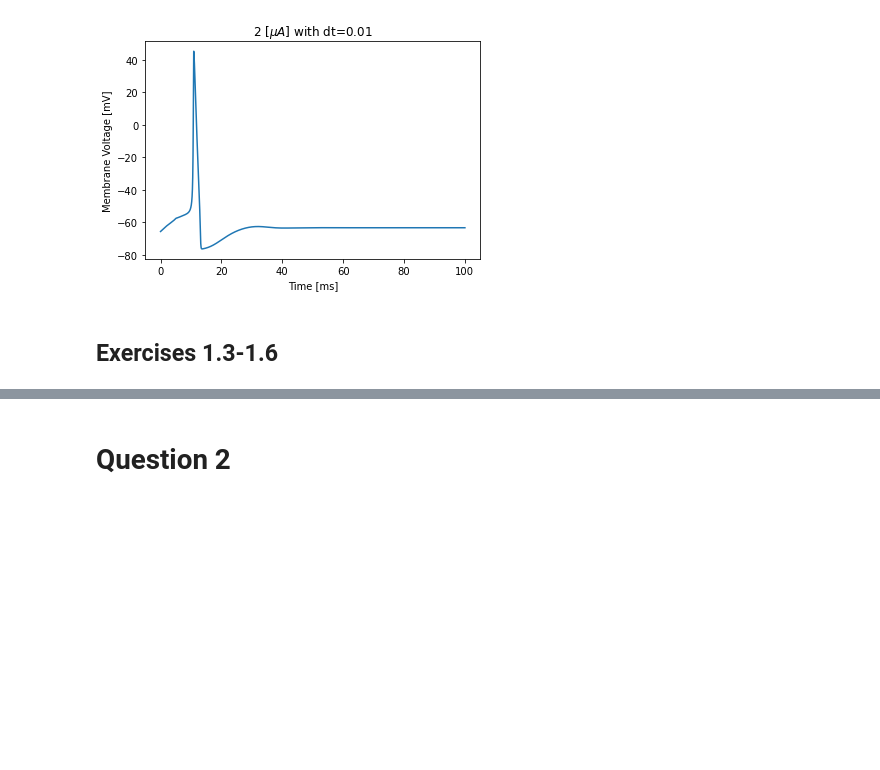
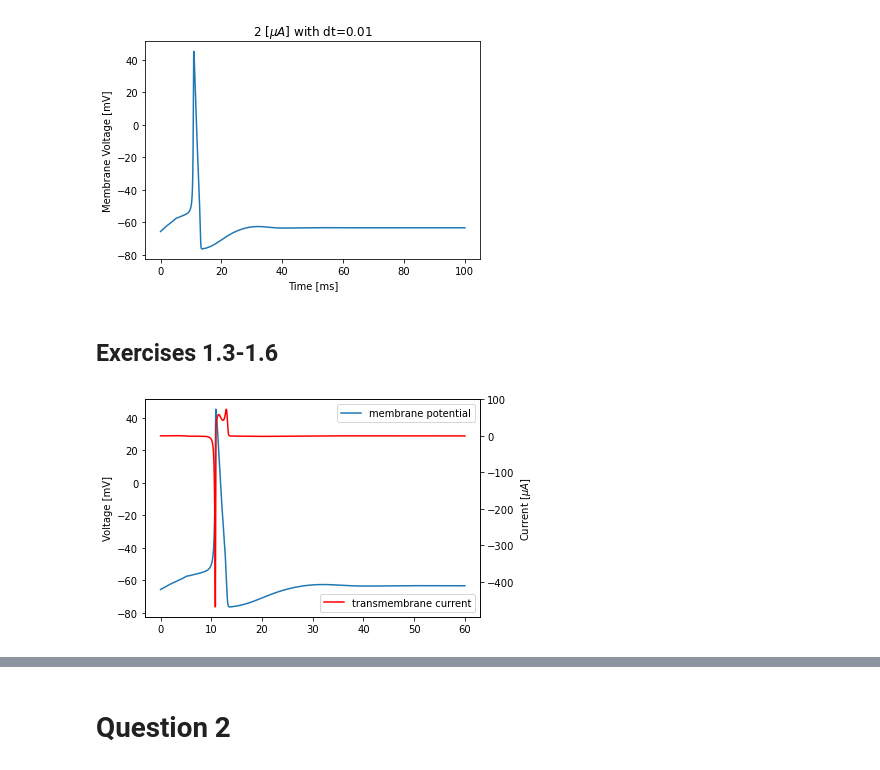
Before and after one commit to SaiAkhilVudattu/Neuro_classes, a Jupyter notebook: intro_neu/HW2/Hw2_Intro_neu.ipynb, the cells around one changed output, grey strips where cells are left out. Cells and saved outputs as stored; diff of their text form; code cells hidden in the pictures; blank space fills up the shorter version.

```diff
--- a/intro_neu/HW2/Hw2_Intro_neu.ipynb
+++ b/intro_neu/HW2/Hw2_Intro_neu.ipynb
@@ -278,6 +283,29 @@ Is_001 = np.zeros(6000) # For a step size of 0.01, 60ms
 Is_001[0:510] = 2 # 5.1 ms of 2 uA current pulse
 
 V_001, current_001, I_Nas_001, I_Ks_001, I_leaks_001 = HodHux_ELEC380(Is_001, 0.01)
+# %%
+# Trying out two axis:
+# Based on: https://stackoverflow.com/questions/5484922/secondary-axis-with-twinx-how-to-add-to-legend
+time_units = [i/100 for i in range(6000)]
+
+fig = plt.figure()
+
+ax1 = fig.add_subplot(111)
+ax1.plot(time_units, V_001, '-', label = 'membrane potential')
+
+ax_twin = ax1.twinx()
+ax_twin.plot(time_units, current_001, '-r', label = 'transmembrane current')
+
+# ax.set_xlabel("Time [ms]")
+ax1.set_ylabel(r"Voltage [mV]")
+
+ax_twin.set_ylabel(r"Current [$\mu A$]")
+ax1.legend(loc=0)
+ax_twin.legend(loc=4)
+
+plt.show()
+# %% [output]
+[figure, added]
 # %%
 time_units = [i/100 for i in range(6000)]
 
```
Also changed, not shown: parts of 9 cells of this notebook.
